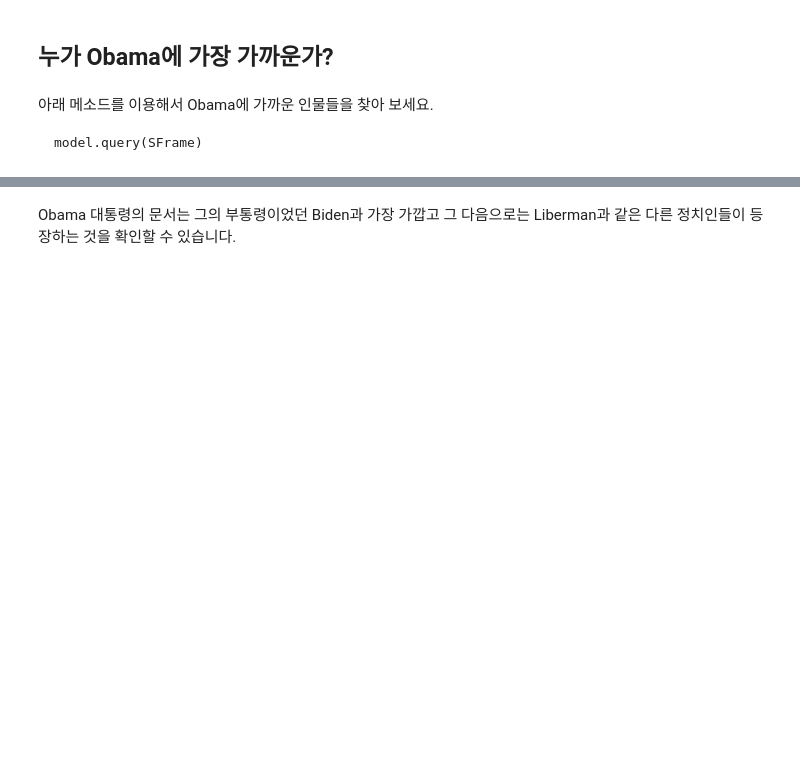
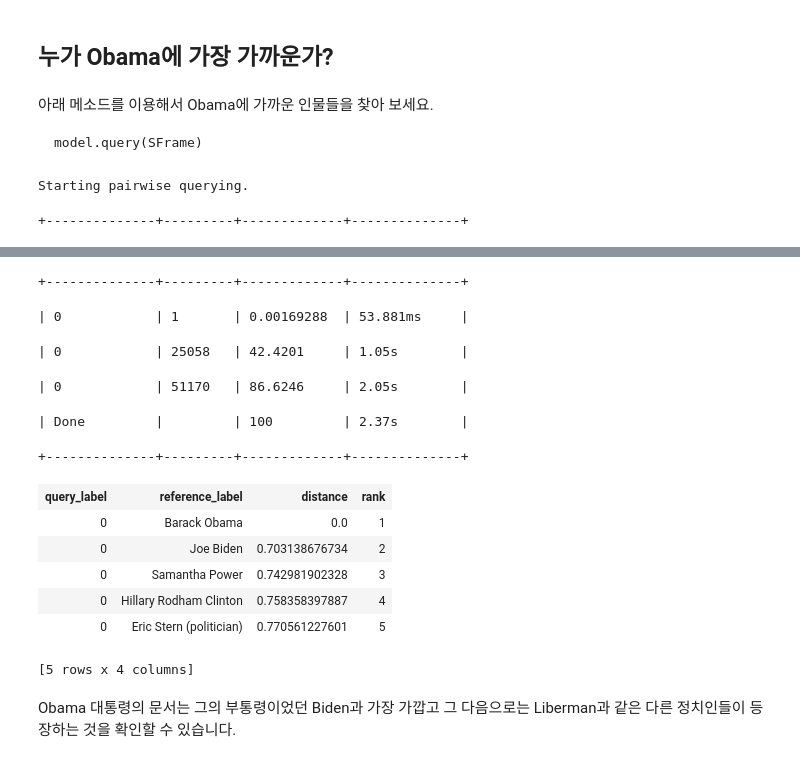
Before and after one commit to moncstl/jupyter, a Jupyter notebook: W4 - Clustering and Similarity - Retrieving Documents - Trainee.ipynb, the cells around one changed output, grey strips where cells are left out. Saved outputs shown, nothing was run; the diff lists cells and outputs as text; code cells hidden in the pictures; blank space fills up the shorter version.

```diff
--- a/W4 - Clustering and Similarity - Retrieving Documents - Trainee.ipynb
+++ b/W4 - Clustering and Similarity - Retrieving Documents - Trainee.ipynb
@@ -346,3 +414,5 @@ Obama 대통령의 문서가 유명한 축구선수인 David Beckham의 문서
     graphlab.nearest_neighbors.create(학습데이터, features=사용하고자하는컬럼의리스트, label=각행의구분자역할을할컬럼명)
 
 여기서는 피쳐로 'tfidf'만을 사용하고 label로는 이름을 사용하겠습니다.
+# %%
+knn_model = graphlab.nearest_neighbors.create(people, features=['tfidf'], label='name', distance='cosine')
@@ -354,3 +430,8 @@ Obama 대통령의 문서가 유명한 축구선수인 David Beckham의 문서
 아래 메소드를 이용해서 Obama에 가까운 인물들을 찾아 보세요.
 
     model.query(SFrame)
+# %%
+knn_model.query(obama)
+# %% [output]
+Starting pairwise querying.
++--------------+---------+-------------+--------------+
@@ -357,3 +439,16 @@ Obama 대통령의 문서가 유명한 축구선수인 David Beckham의 문서
++--------------+---------+-------------+--------------+
+| 0            | 1       | 0.00169288  | 53.881ms     |
+| 0            | 25058   | 42.4201     | 1.05s        |
+| 0            | 51170   | 86.6246     | 2.05s        |
+| Done         |         | 100         | 2.37s        |
++--------------+---------+-------------+--------------+
+| query_label | reference_label | distance | rank |
+| 0 | Barack Obama | 0.0 | 1 |
+| 0 | Joe Biden | 0.703138676734 | 2 |
+| 0 | Samantha Power | 0.742981902328 | 3 |
+| 0 | Hillary Rodham Clinton | 0.758358397887 | 4 |
+| 0 | Eric Stern (politician) | 0.770561227601 | 5 |
+[5 rows x 4 columns]
 # %% [markdown]
 Obama 대통령의 문서는 그의 부통령이었던 Biden과 가장 가깝고 그 다음으로는 Liberman과 같은 다른 정치인들이 등장하는 것을 확인할 수 있습니다.
 # %% [markdown]
```
Also changed, not shown: parts of 49 cells of this notebook, 2 other files.
